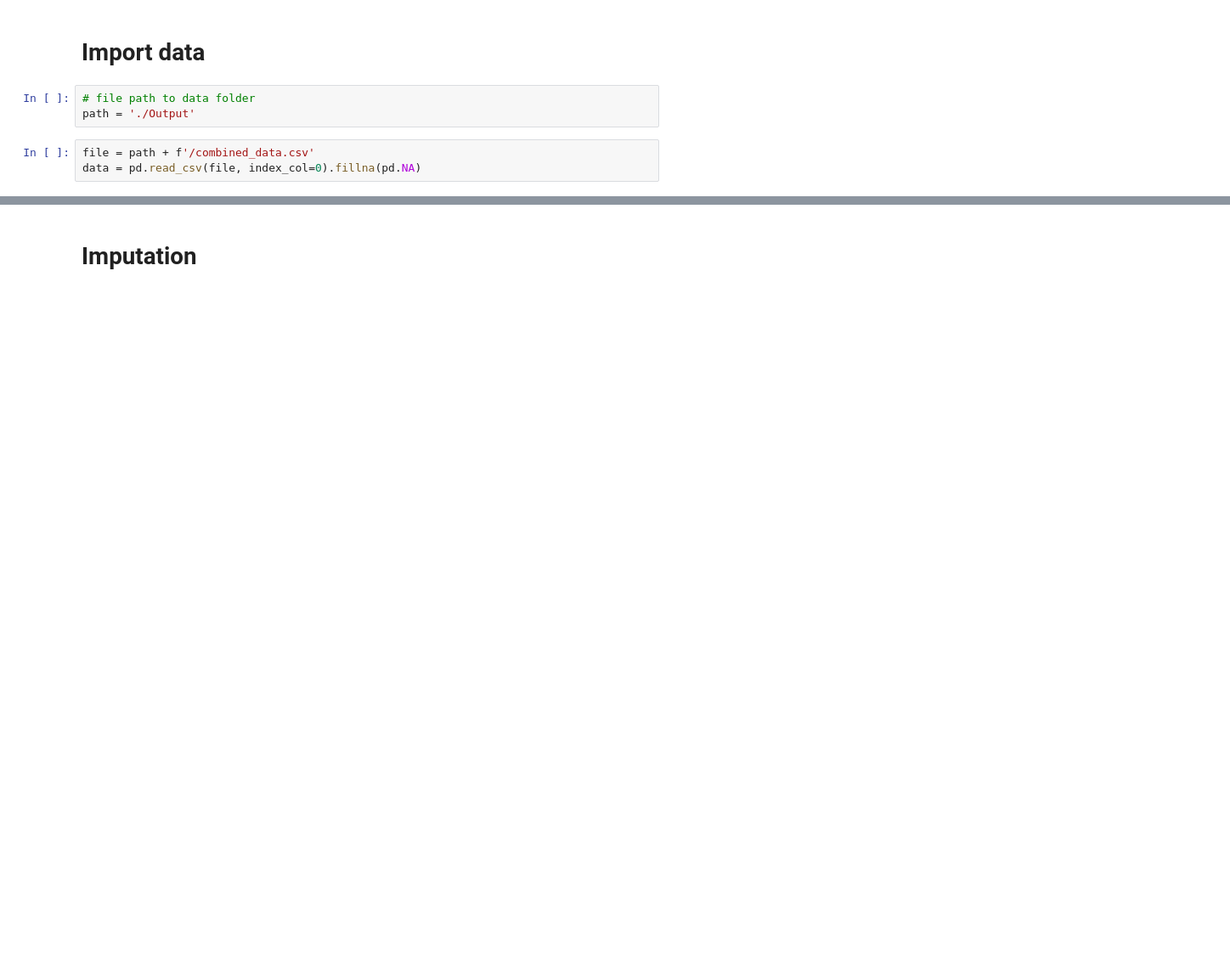
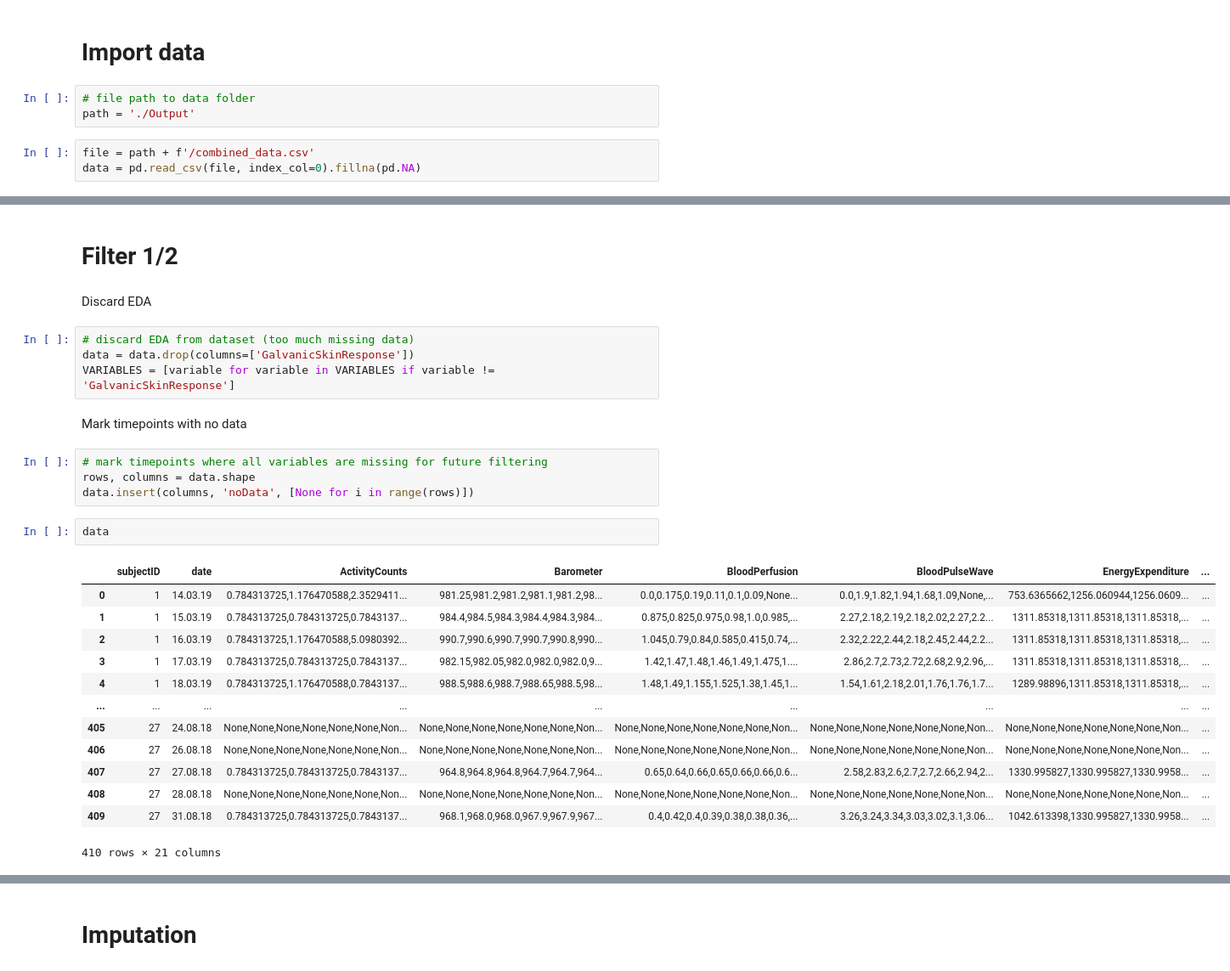
Before and after one commit to Yahnnosh/Sensor-Based-Modeling-of-Fatigue-Using-Transformer-Model, a Jupyter notebook: preproc_data.ipynb, the cells around one changed output, grey strips where cells are left out. Shown at 85% size. Cells and saved outputs as stored; diff of their text form; blank space fills up the shorter version.

```diff
--- a/preproc_data.ipynb
+++ b/preproc_data.ipynb
@@ -136,0 +175,30 @@ plotter(day, data)
+# %% [markdown]
+# Filter 1/2
+# %% [markdown]
+Discard EDA
+# %%
+# discard EDA from dataset (too much missing data)
+data = data.drop(columns=['GalvanicSkinResponse'])
+VARIABLES = [variable for variable in VARIABLES if variable != 'GalvanicSkinResponse']
+# %% [markdown]
+Mark timepoints with no data
+# %%
+# mark timepoints where all variables are missing for future filtering
+rows, columns = data.shape
+data.insert(columns, 'noData', [None for i in range(rows)])
+# %%
+data
+# %% [output]
+|  | subjectID | date | ActivityCounts | Barometer | BloodPerfusion | BloodPulseWave | EnergyExpenditure | ... |
+| 0 | 1 | 14.03.19 | 0.784313725,1.176470588,2.3529411... | 981.25,981.2,981.2,981.1,981.2,98... | 0.0,0.175,0.19,0.11,0.1,0.09,None... | 0.0,1.9,1.82,1.94,1.68,1.09,None,... | 753.6365662,1256.060944,1256.0609... | ... |
+| 1 | 1 | 15.03.19 | 0.784313725,0.784313725,0.7843137... | 984.4,984.5,984.3,984.4,984.3,984... | 0.875,0.825,0.975,0.98,1.0,0.985,... | 2.27,2.18,2.19,2.18,2.02,2.27,2.2... | 1311.85318,1311.85318,1311.85318,... | ... |
+| 2 | 1 | 16.03.19 | 0.784313725,1.176470588,5.0980392... | 990.7,990.6,990.7,990.7,990.8,990... | 1.045,0.79,0.84,0.585,0.415,0.74,... | 2.32,2.22,2.44,2.18,2.45,2.44,2.2... | 1311.85318,1311.85318,1311.85318,... | ... |
+| 3 | 1 | 17.03.19 | 0.784313725,0.784313725,0.7843137... | 982.15,982.05,982.0,982.0,982.0,9... | 1.42,1.47,1.48,1.46,1.49,1.475,1.... | 2.86,2.7,2.73,2.72,2.68,2.9,2.96,... | 1311.85318,1311.85318,1311.85318,... | ... |
+| 4 | 1 | 18.03.19 | 0.784313725,1.176470588,0.7843137... | 988.5,988.6,988.7,988.65,988.5,98... | 1.48,1.49,1.155,1.525,1.38,1.45,1... | 1.54,1.61,2.18,2.01,1.76,1.76,1.7... | 1289.98896,1311.85318,1311.85318,... | ... |
+| ... | ... | ... | ... | ... | ... | ... | ... | ... |
+| 405 | 27 | 24.08.18 | None,None,None,None,None,None,Non... | None,None,None,None,None,None,Non... | None,None,None,None,None,None,Non... | None,None,None,None,None,None,Non... | None,None,None,None,None,None,Non... | ... |
+| 406 | 27 | 26.08.18 | None,None,None,None,None,None,Non... | None,None,None,None,None,None,Non... | None,None,None,None,None,None,Non... | None,None,None,None,None,None,Non... | None,None,None,None,None,None,Non... | ... |
+| 407 | 27 | 27.08.18 | 0.784313725,0.784313725,0.7843137... | 964.8,964.8,964.8,964.7,964.7,964... | 0.65,0.64,0.66,0.65,0.66,0.66,0.6... | 2.58,2.83,2.6,2.7,2.7,2.66,2.94,2... | 1330.995827,1330.995827,1330.9958... | ... |
+| 408 | 27 | 28.08.18 | None,None,None,None,None,None,Non... | None,None,None,None,None,None,Non... | None,None,None,None,None,None,Non... | None,None,None,None,None,None,Non... | None,None,None,None,None,None,Non... | ... |
+| 409 | 27 | 31.08.18 | 0.784313725,0.784313725,0.7843137... | 968.1,968.0,968.0,967.9,967.9,967... | 0.4,0.42,0.4,0.39,0.38,0.38,0.36,... | 3.26,3.24,3.34,3.03,3.02,3.1,3.06... | 1042.613398,1330.995827,1330.9958... | ... |
+410 rows × 21 columns
```
Also changed, not shown: parts of 21 cells of this notebook, 3 other files.
